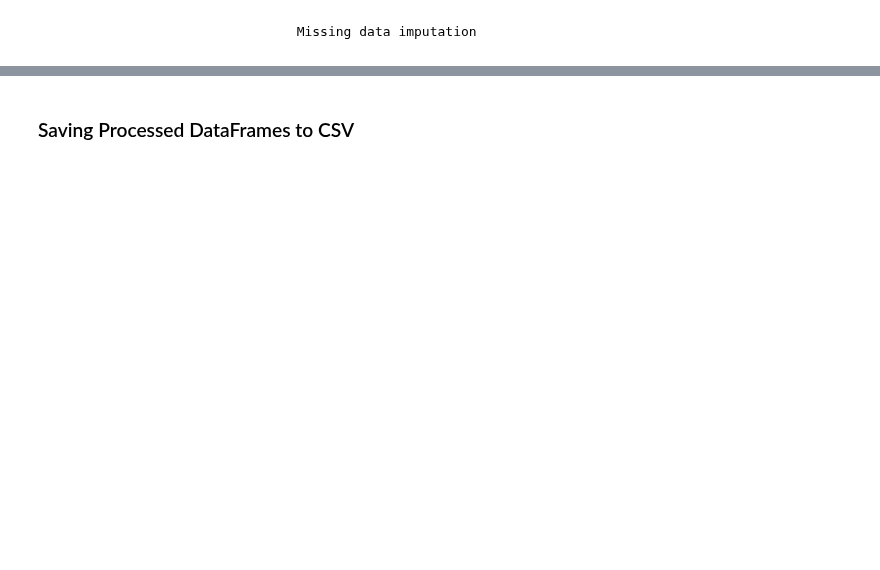
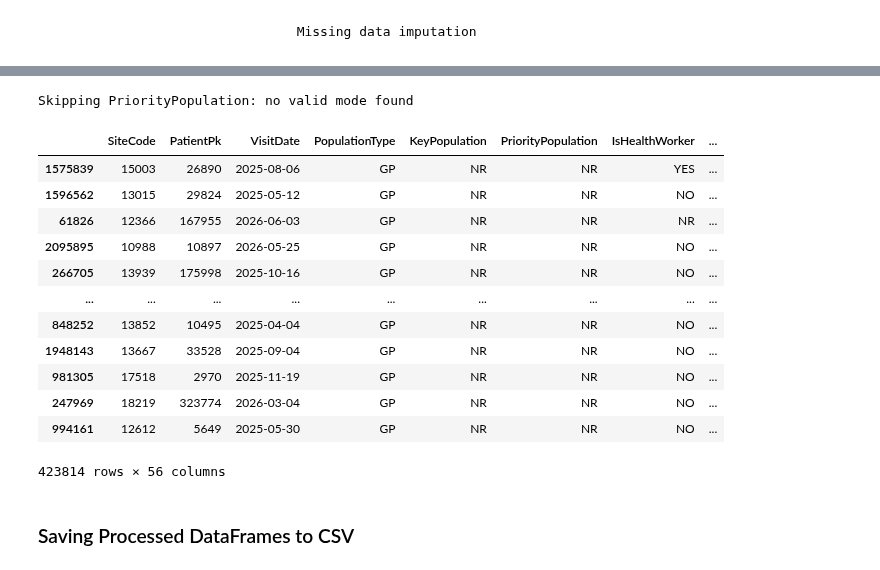
Before and after one commit to FridaOyucho/HTS-Model-, a Jupyter notebook: HTSModelDataPrep26082026.ipynb, the cells around one changed output, grey strips where cells are left out. Cells and saved outputs as stored; diff of their text form; code cells hidden in the pictures; blank space fills up the shorter version.

```diff
--- a/HTSModelDataPrep26082026.ipynb
+++ b/HTSModelDataPrep26082026.ipynb
@@ -2939,6 +2939,9 @@ Name: proportion, dtype: float64
 cols_to_drop = ['MFL_Code']
 
 hts = hts.drop(columns=cols_to_drop, errors='ignore')
+# %%
+#Import cleaned data
+hts = pd.read_csv('hts_cleaned (1).csv',low_memory=False)
 # %% [markdown]
 # Data Imputation
 # %% [markdown]
@@ -2966,7 +2989,7 @@ if 'Longitude' in gis.columns:
 
     hts['SiteCode'] = hts['SiteCode'].astype(str)
 
-    hts = pd.merge(hts, gis, left_on="SiteCode", right_on="FacilityCode", how="inner").drop(columns=['SiteCode_y'])
+    hts = pd.merge(hts, gis, left_on="SiteCode", right_on="FacilityCode", how="inner")
 
     hts.replace("", np.nan, inplace=True)
 
@@ -3007,16 +3036,16 @@ print(f"Test set shape: {hts_test.shape}")
 # %%
 # Create sparse versions of the datasets by simply copying the split DataFrames
-sparse_train_df = hts_train.copy()
-sparse_val_df = hts_val.copy()
-sparse_test_df = hts_test.copy()
 
-# Store them in a dictionary for easy access, similar to the R list structure
-sparse_datasets = {
-    "sparse_train": sparse_train_df,
-    "sparse_val": sparse_val_df,
-    "sparse_test": sparse_test_df
+sparse_train = train.copy()
+sparse_val = val.copy()
+sparse_test = test.copy()
+
+sparse = {
+    "sparse_train": sparse_train,
+    "sparse_val": sparse_val,
+    "sparse_test": sparse_test
 }
 
-print("Sparse datasets:")
-for name, df in sparse_datasets.items():
+print("Sparse:")
+for name, df in sparse.items():
     print(f"  {name} shape: {df.shape}")
@@ -3097,0 +3080,29 @@ for col_name in cols_to_unknown:
+# %%
+# This function identifies the mode in one dataframe and imputes to another
+# This is critical because we want the mode from the training set only to avoid leakage
+
+train_simple = train.copy()
+val_simple = val.copy()
+test_simple = test.copy()
+
+def mode_excluding_nr(series):
+    valid_values = series[(series != "NR") & (series.notna())]
+
+    if valid_values.empty:
+        return None
+
+    return valid_values.mode().iloc[0]
+
+
+for col in cols_to_impute:
+    mode_value = mode_excluding_nr(train_simple[col])
+
+    if mode_value is None:
+       print(f"Skipping {col}: no valid mode found")
+       continue
+
+    train_simple[col] = train_simple[col].fillna(mode_value)
+    val_simple[col] = val_simple[col].fillna(mode_value)
+    test_simple[col] = test_simple[col].fillna(mode_value)
+# %% [output]
+Skipping PriorityPopulation: no valid mode found
@@ -3098,7 +3114,23 @@ for col_name in cols_to_unknown:
 # %%
 # For simple imputations, add binary variables to indicate whether
 # value was missing. This is so that we retain information about missingness.
 
-for col_name in cols_to_impute + cols_to_unknown:
-    for df_key, original_df in zip(simple.keys(), [hts_train, hts_val, hts_test]):
-        simple[df_key][f'{col_name}_IS_MISSING'] = original_df[col_name].isna().astype(int)
+# get columns with missing values
+
+sparse["sparse_train"]
+sparse["sparse_val"]
+sparse["sparse_test"]
+# %% [output]
+|  | SiteCode | PatientPk | VisitDate | PopulationType | KeyPopulation | PriorityPopulation | IsHealthWorker | ... |
+| 1575839 | 15003 | 26890 | 2025-08-06 | GP | NR | NR | YES | ... |
+| 1596562 | 13015 | 29824 | 2025-05-12 | GP | NR | NR | NO | ... |
+| 61826 | 12366 | 167955 | 2026-06-03 | GP | NR | NR | NR | ... |
+| 2095895 | 10988 | 10897 | 2026-05-25 | GP | NR | NR | NO | ... |
+| 266705 | 13939 | 175998 | 2025-10-16 | GP | NR | NR | NO | ... |
+| ... | ... | ... | ... | ... | ... | ... | ... | ... |
+| 848252 | 13852 | 10495 | 2025-04-04 | GP | NR | NR | NO | ... |
+| 1948143 | 13667 | 33528 | 2025-09-04 | GP | NR | NR | NO | ... |
+| 981305 | 17518 | 2970 | 2025-11-19 | GP | NR | NR | NO | ... |
+| 247969 | 18219 | 323774 | 2026-03-04 | GP | NR | NR | NO | ... |
+| 994161 | 12612 | 5649 | 2025-05-30 | GP | NR | NR | NO | ... |
+423814 rows × 56 columns
```
Also changed, not shown: parts of 19 cells of this notebook.
